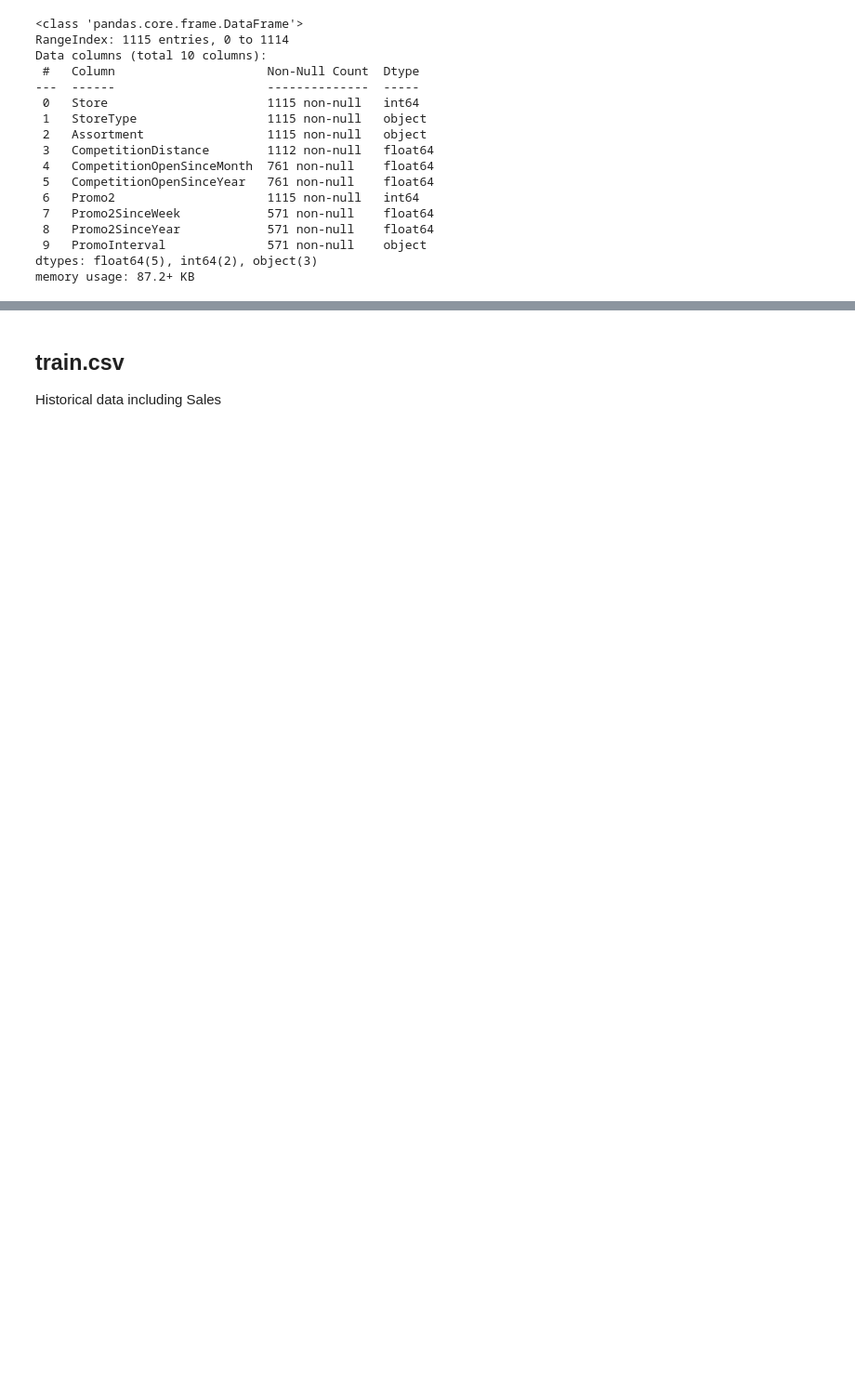
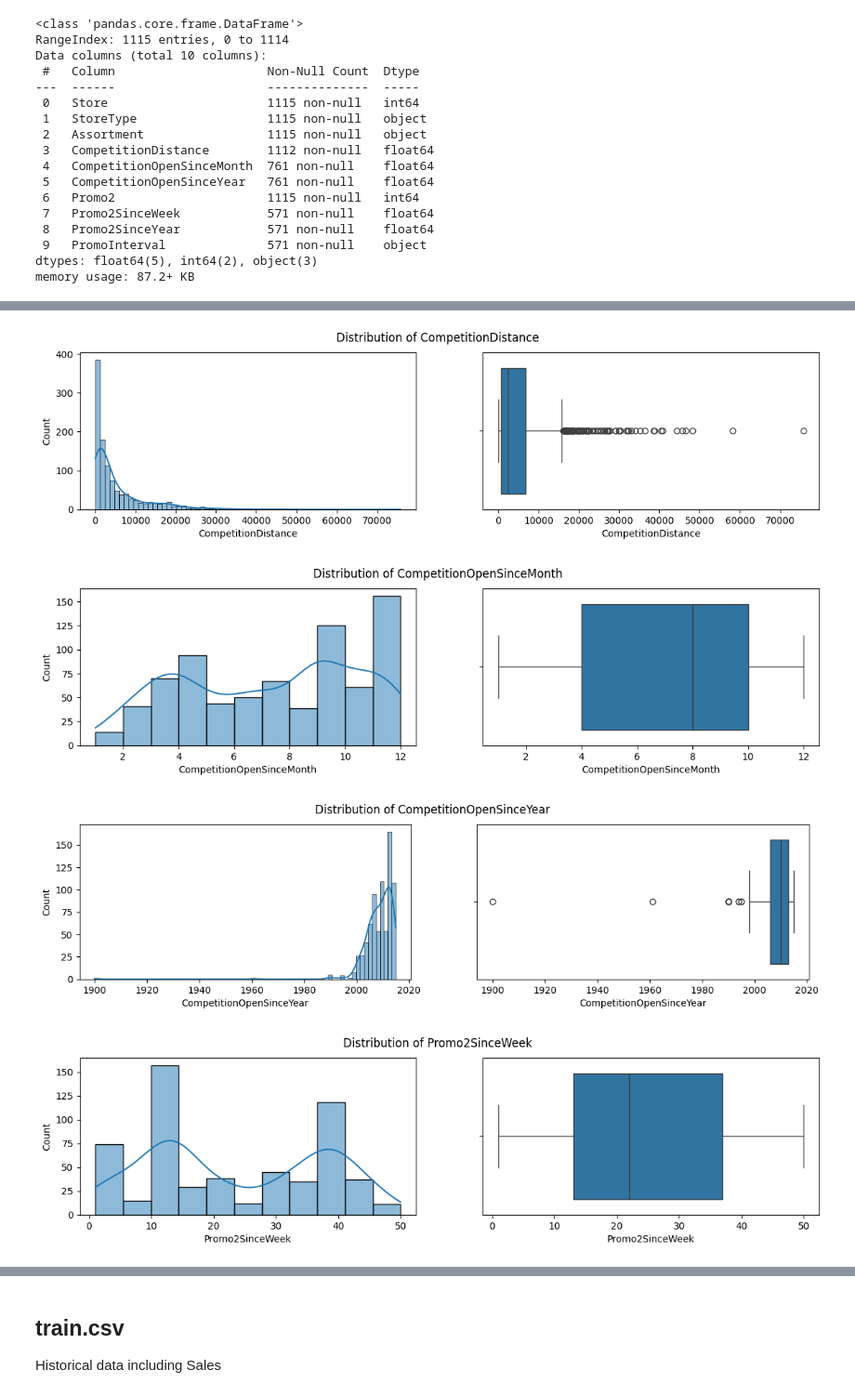
Before and after one commit to TheCamilovisk/RossmannSalesForecasting, a Jupyter notebook: Rossmann_Sales_Forecasting.ipynb, the cells around one changed output, grey strips where cells are left out. Shown at 93% size. Drawn from its saved outputs; the diff is of its cells as text; code cells hidden in the pictures; blank space fills up the shorter version.

```diff
--- a/Rossmann_Sales_Forecasting.ipynb
+++ b/Rossmann_Sales_Forecasting.ipynb
@@ -79,0 +165,19 @@ memory usage: 87.2+ KB
+# %%
+stores_numeric_cols = [
+    "CompetitionDistance",
+    "CompetitionOpenSinceMonth",
+    "CompetitionOpenSinceYear",
+    "Promo2SinceWeek",
+    "Promo2SinceYear"
+]
+
+for col in stores_numeric_cols:
+    fig, (ax1, ax2) = plt.subplots(ncols=2, figsize=(14, 3))
+    fig.suptitle(f"Distribution of {col}")
+    sns.histplot(data=stores_df, x=col, kde=True, ax=ax1)
+    sns.boxplot(data=stores_df, x=col, ax=ax2)
+# %% [output]
+[figure, added]
+[figure, added]
+[figure, added]
+[figure, added]
```
Also changed, not shown: parts of 21 cells of this notebook.
